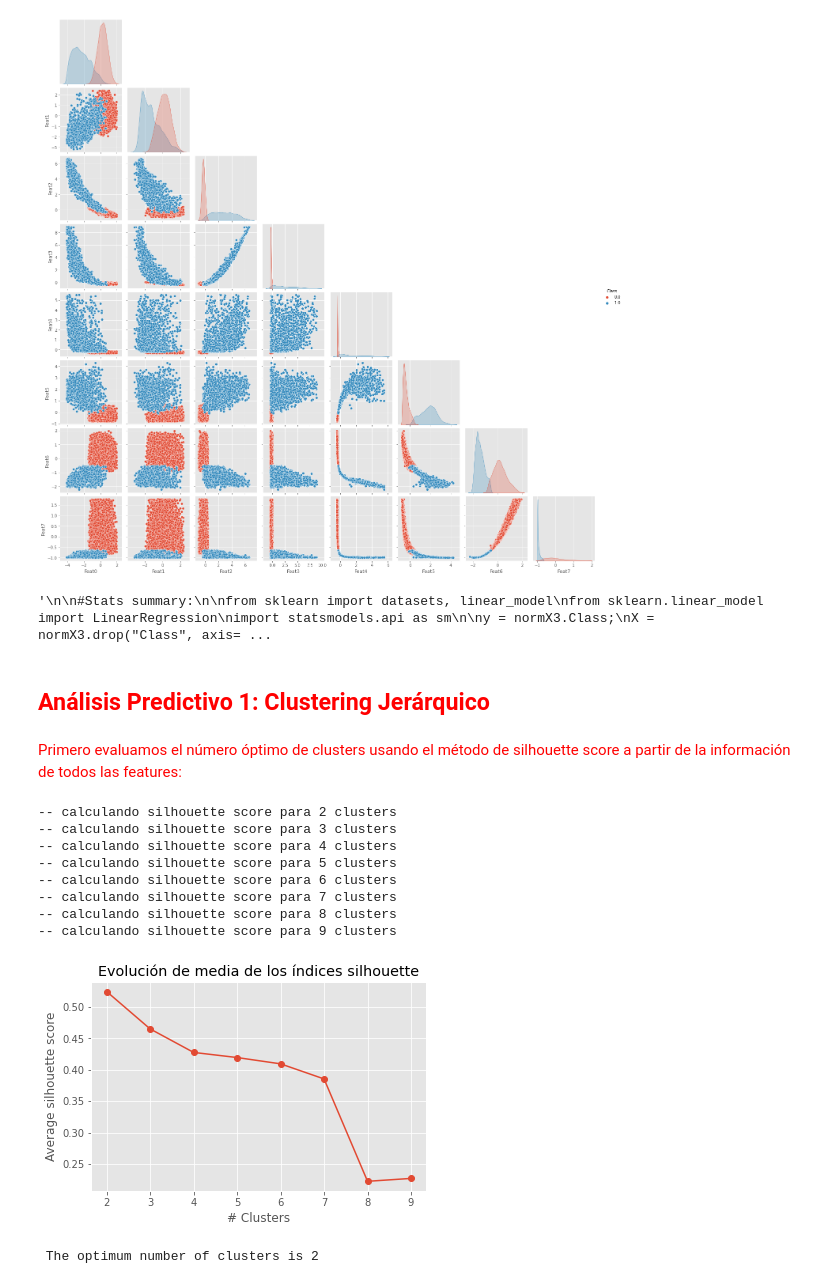
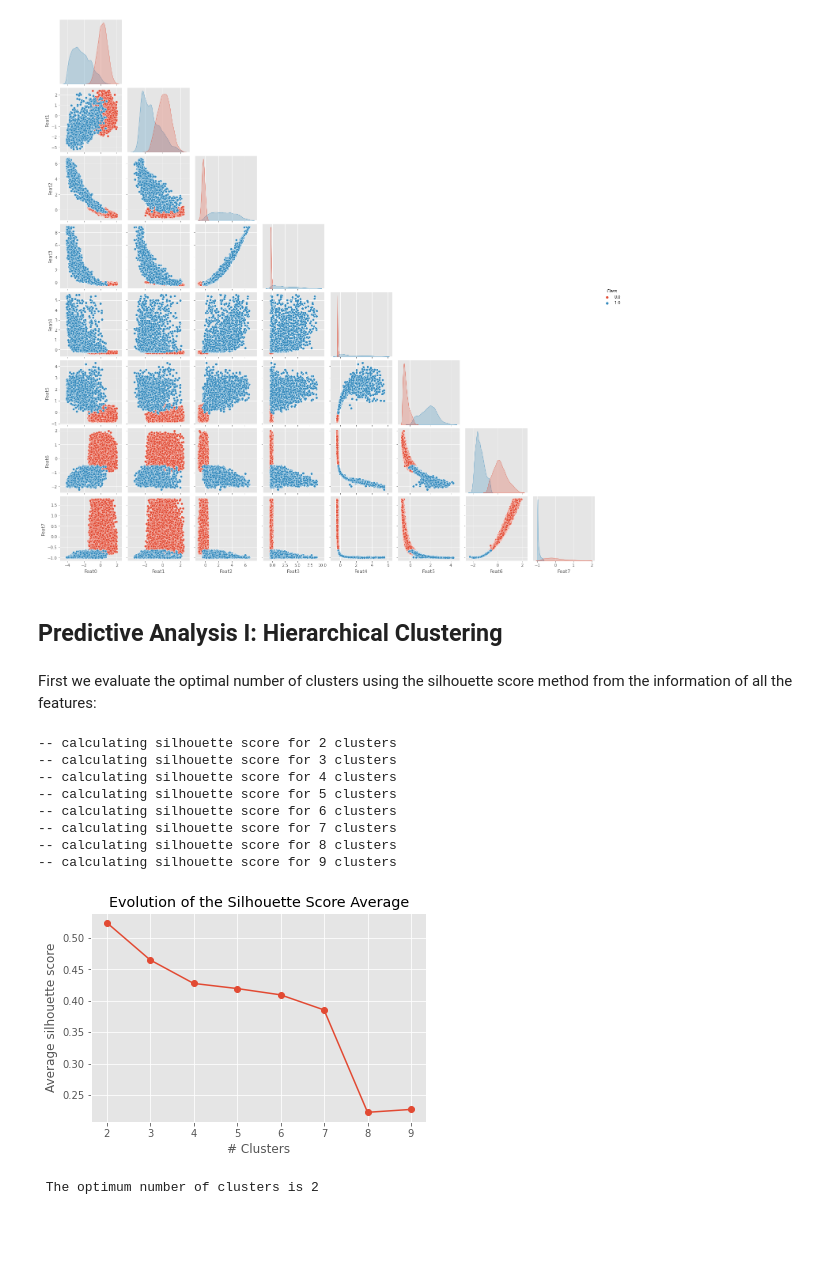
Before and after one commit to Barryjuait/Barryjuait, a Jupyter notebook: Personal Projects/HTRU2_analysis.ipynb, the cells around one changed output. Saved outputs shown, nothing was run; the diff lists cells and outputs as text; code cells hidden in the pictures; blank space fills up the shorter version.

```diff
--- a/Personal Projects/HTRU2_analysis.ipynb
+++ b/Personal Projects/HTRU2_analysis.ipynb
@@ -42,5 +48,5 @@ warnings.filterwarnings('ignore')
 # %%
-path = '/Users/sbk/Documents/GitHub/Diplomado/Archivos/HTRU_2.csv'
+path = '/content/drive/MyDrive/Colab Notebooks/HTRU_2.csv'
 data= pd.read_csv(path, names=['Mean of the integrated profile' , 'Standard deviation of the integrated profile', 'Excess kurtosis of the integrated profile',
                                    'Skewness of the integrated profile','Mean of the DM-SNR curve', 'Standard deviation of the DM-SNR curve',
                                    'Excess kurtosis of the DM-SNR curve', 'Skewness of the DM-SNR curve','Class'])
@@ -261,74 +268,45 @@ For the feature 7, significant differences between the pulsar classes were found
 g = sns.pairplot(normX3, hue = "Class", corner = True, diag_kind='kde', dropna=True);
 # %% [output]
 [figure]
-# %%
-'''
-
-#Stats summary:
-
-from sklearn import datasets, linear_model
-from sklearn.linear_model import LinearRegression
-import statsmodels.api as sm
-
-y = normX3.Class;
-X = normX3.drop("Class", axis=1);
-
-X2 = sm.add_constant(X)
-est = sm.OLS(y, X2)
-est2 = est.fit()
-print(est2.summary())
-
-if est2.rsquared < 0.8  and est2.f_pvalue <= 0.05:
-    print('\n R-cuadrado bajo y P-value bajo (valor de p <= 0,05): \n Significa que su modelo no explica gran parte de la variación de los datos pero es significativa (mejor que no tener un modelo)')
-elif est2.rsquared < 0.8  and est2.f_pvalue > 0.05:
-    print('\n R-cuadrado bajo y P-value alto (valor p > 0,05): \n Significa que su modelo no explica gran parte de la variación de los datos y no es significativo (peor escenario)');
-elif est2.rsquared > 0.8  and est2.f_pvalue <= 0.05:
-    print('\n R-cuadrado alto y P-value bajo: \n Significa que su modelo explica mucha variación dentro de los datos y es significativo (mejor escenario)')
-elif est2.rsquared > 0.8  and est2.f_pvalue > 0.05:
-    print('\n R-cuadrado alto y P-value alto: \n Significa que su modelo explica mucha variación dentro de los datos pero no es significativa (el modelo no tiene valor)')
-
-    '''
-# %% [output]
-'\n\n#Stats summary:\n\nfrom sklearn import datasets, linear_model\nfrom sklearn.linear_model import LinearRegression\nimport statsmodels.api as sm\n\ny = normX3.Class;\nX = normX3.drop("Class", axis= ...
-# %% [markdown]
-## <font color = red> Análisis Predictivo 1: Clustering Jerárquico
-# %% [markdown]
-<font color =  red> Primero evaluamos el número óptimo de clusters usando el método de silhouette score a partir de la información de todos las features:
+# %% [markdown]
+## Predictive Analysis I: Hierarchical Clustering
+# %% [markdown]
+First we evaluate the optimal number of clusters using the silhouette score method from the information of all the features:
 # %%
-# Método silhouette para identificar el número óptimo de clusters
+# Silhouette Method:
 range_n_clusters = range(2, 10)
-valores_medios_silhouette = []
+avg_silhouette = []
 y = normX3.Class;
 X = normX3.drop("Class", axis=1);
 
 for n_clusters in range_n_clusters:
-    print(f'-- calculando silhouette score para {n_clusters} clusters')
+    print(f'-- calculating silhouette score for {n_clusters} clusters')
     modelo = AgglomerativeClustering(
                     affinity   = 'euclidean',
                     linkage    = 'ward',
                     n_clusters = n_clusters)
 
     cluster_labels = modelo.fit_predict(X)
     silhouette_avg = silhouette_score(X, cluster_labels)
-    valores_medios_silhouette.append(silhouette_avg)
+    avg_silhouette.append(silhouette_avg)
 
 
 bNClus = np.array(list(range_n_clusters));
 
 fig, ax = plt.subplots(1, 1, figsize=(6, 3.84))
-ax.plot(bNClus, valores_medios_silhouette, marker='o')
-ax.set_title("Evolución de media de los índices silhouette")
+ax.plot(bNClus, avg_silhouette, marker='o')
+ax.set_title("Evolution of the Silhouette Score Average")
 ax.set_xlabel('# Clusters')
 ax.set_ylabel('Average silhouette score');
 # %% [output]
--- calculando silhouette score para 2 clusters
--- calculando silhouette score para 3 clusters
--- calculando silhouette score para 4 clusters
--- calculando silhouette score para 5 clusters
--- calculando silhouette score para 6 clusters
--- calculando silhouette score para 7 clusters
--- calculando silhouette score para 8 clusters
--- calculando silhouette score para 9 clusters
+-- calculating silhouette score for 2 clusters
+-- calculating silhouette score for 3 clusters
+-- calculating silhouette score for 4 clusters
+-- calculating silhouette score for 5 clusters
+-- calculating silhouette score for 6 clusters
+-- calculating silhouette score for 7 clusters
+-- calculating silhouette score for 8 clusters
+-- calculating silhouette score for 9 clusters
-[figure, old version]
+[figure, new version]
 # %%
 
```
Also changed, not shown: parts of 23 cells of this notebook.
